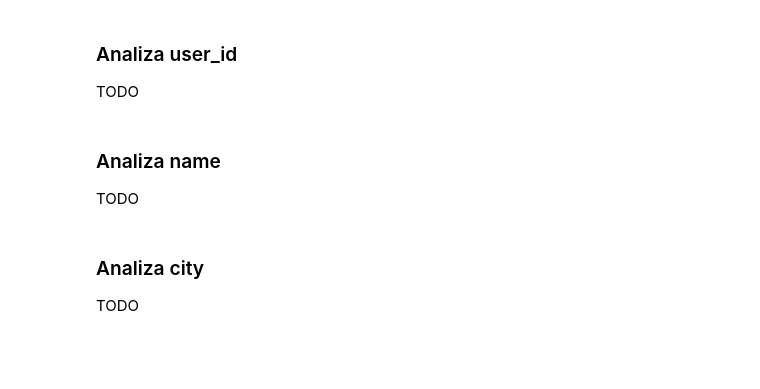
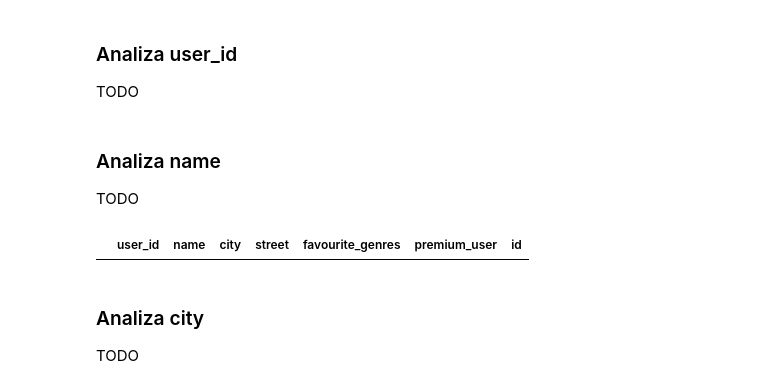
Before and after one commit to BartlomiejRasztabiga/IUM, a Jupyter notebook: notebooks/data_analysis.ipynb, the cells around one changed output. Cells and saved outputs as stored; diff of their text form; code cells hidden in the pictures; blank space fills up the shorter version.

```diff
--- a/notebooks/data_analysis.ipynb
+++ b/notebooks/data_analysis.ipynb
@@ -369,6 +480,11 @@ TODO
 # %% [markdown]
 ### Analiza name
 TODO
+# %%
+# find users with duplicated names
+users_data_frame[users_data_frame['name'].duplicated(keep=False)]
+# %% [output]
+|  | user_id | name | city | street | favourite_genres | premium_user | id |
 # %% [markdown]
 ### Analiza city
 TODO
```
Also changed, not shown: parts of 11 cells of this notebook, 2 other files.
